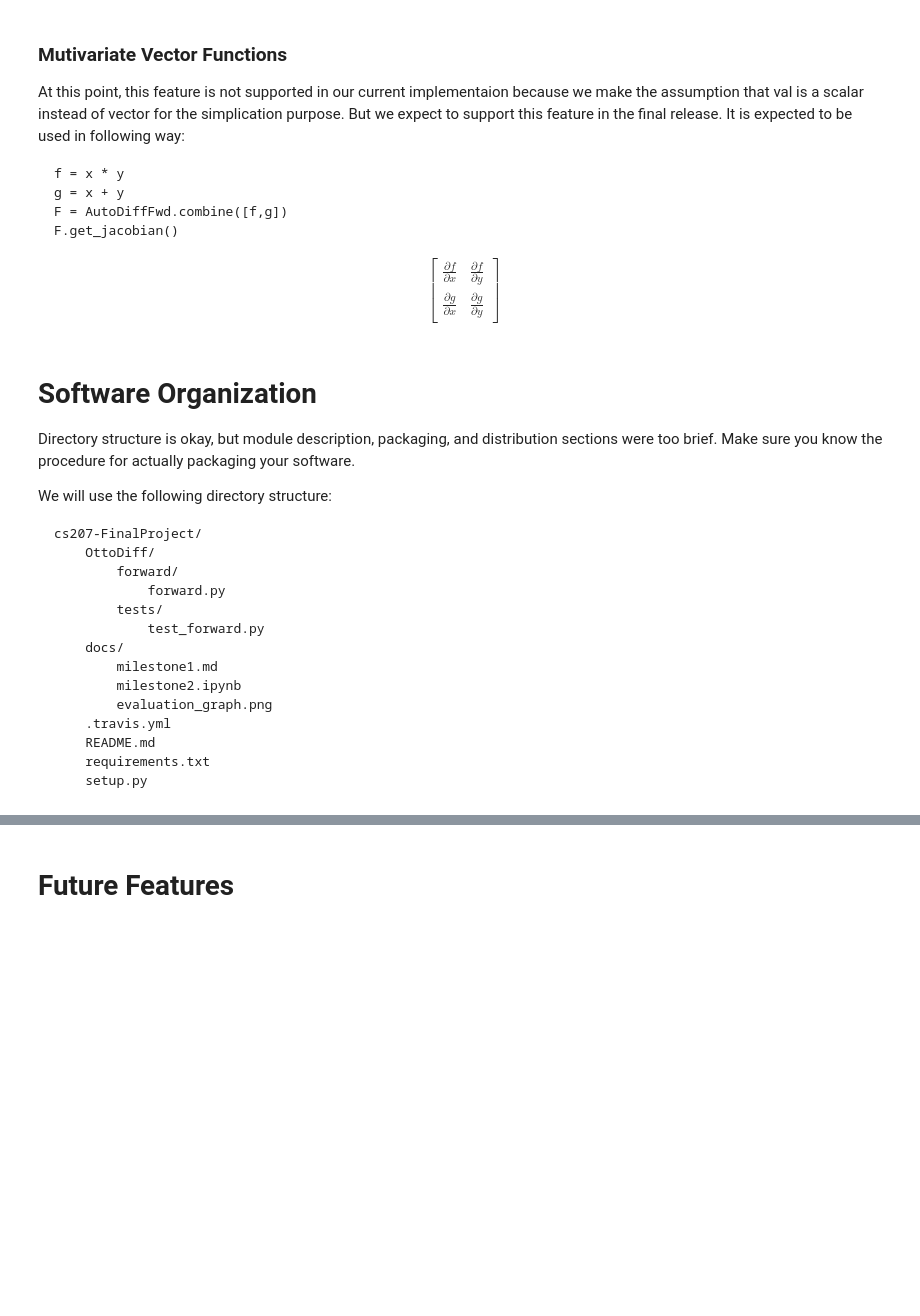
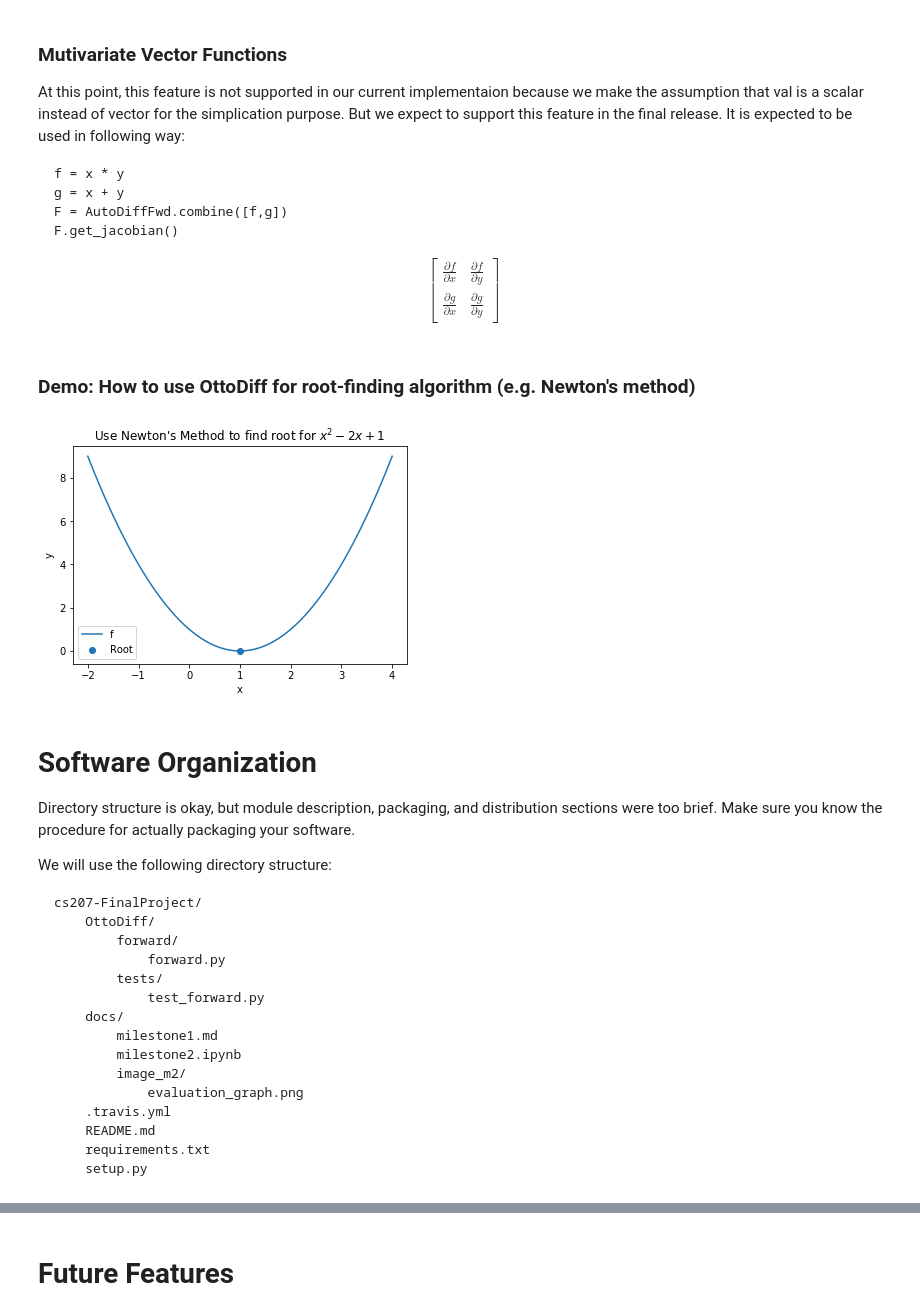
Before and after one commit to CreativeAutomaticDifferentiators/cs207-FinalProject, a Jupyter notebook: docs/milestone2.ipynb, the cells around one changed output, grey strips where cells are left out. Saved outputs shown, nothing was run; the diff lists cells and outputs as text; code cells hidden in the pictures; blank space fills up the shorter version.

```diff
--- a/docs/milestone2.ipynb
+++ b/docs/milestone2.ipynb
@@ -147,6 +147,35 @@ F.get_jacobian()
 \frac{\partial f}{\partial x} & \frac{\partial f}{\partial y} \\
 \frac{\partial g}{\partial x} & \frac{\partial g}{\partial y}
 \end{bmatrix}
+# %% [markdown]
+### Demo: How to use OttoDiff for root-finding algorithm (e.g. Newton's method)
+# %%
+from matplotlib import pyplot as plt
+
+def newtons_method(f, x, tolerance=1e-6):
+    '''f is the function f(x)'''
+    while True:
+        df = f(fw.Variable(x))
+        x1 = x - (f(x) / df.der)
+        t = abs(x1 - x)
+        if t < tolerance:
+            break
+        x = x1
+    return x
+
+f = lambda x: x**2-2*x+1
+sol = newtons_method(f, -1)
+
+xs = np.linspace(-2,4,100)
+plt.plot(xs, f(xs), label="f")
+plt.scatter(ans, f(sol), label="Root")
+plt.xlabel("x")
+plt.ylabel("y")
+plt.title("Use Newton's Method to find root for $x^2 - 2x + 1$")
+plt.legend()
+plt.show()
+# %% [output]
+[figure, added]
 # %% [markdown]
 # Software Organization
 
@@ -167,7 +196,8 @@ cs207-FinalProject/
 	docs/
         milestone1.md
         milestone2.ipynb
-        evaluation_graph.png
+        image_m2/
+            evaluation_graph.png
 	.travis.yml
 	README.md
 	requirements.txt
```
Also changed, not shown: parts of 6 cells of this notebook.
